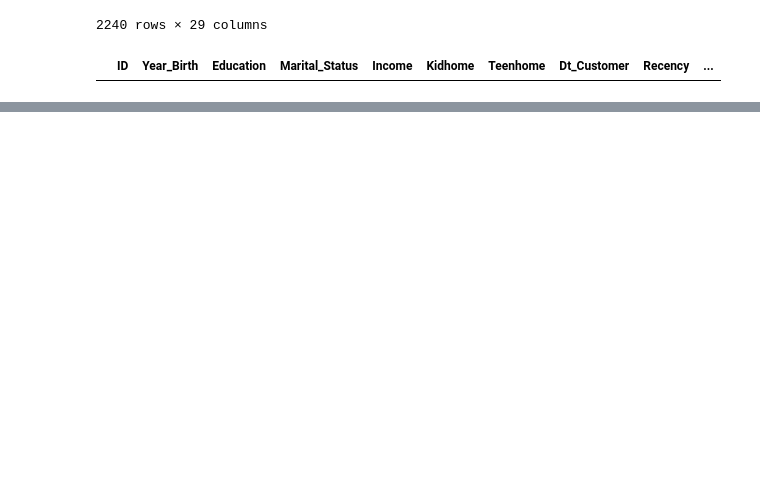
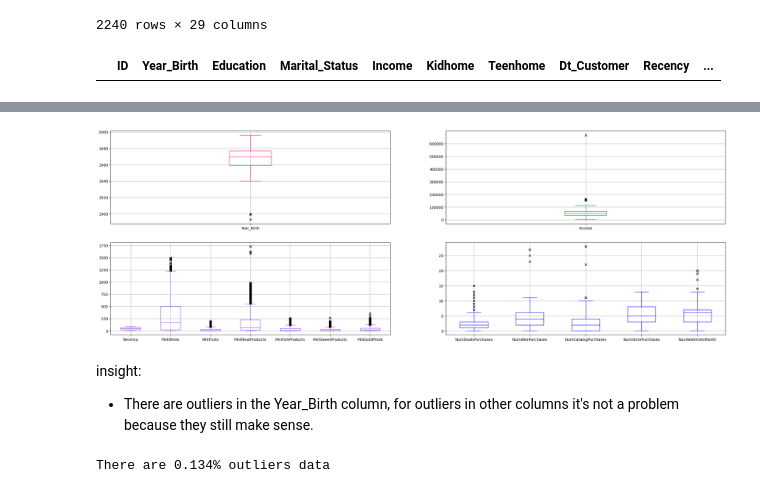
Before and after one commit to fnkhairudin/CapstoneProjectModul2, a Jupyter notebook: notebooks/dataCleaning.ipynb, the cells around one changed output, grey strips where cells are left out. Cells and saved outputs as stored; diff of their text form; code cells hidden in the pictures; blank space fills up the shorter version.

Commit message:
check year_birth outliers

```diff
--- a/notebooks/dataCleaning.ipynb
+++ b/notebooks/dataCleaning.ipynb
@@ -445,0 +469,37 @@ df.query("Income.isna()")
+# %%
+df_num1 = df[['Year_Birth']]
+df_num2 = df[['Income']]
+df_num3 = df[['Recency','MntWines','MntFruits','MntMeatProducts','MntFishProducts','MntSweetProducts','MntGoldProds']]
+df_num4 = df[['NumDealsPurchases','NumWebPurchases','NumCatalogPurchases','NumStorePurchases','NumWebVisitsMonth']]
+
+# plot boxplot
+fig, ((ax1,ax2), (ax3,ax4)) = plt.subplots(nrows=2, ncols=2, figsize=(30,10))
+
+rows1 = [ax1,ax2]
+rows2 = [ax3,ax4]
+dflist1 = [df_num1, df_num2]
+dflist2 = [df_num3, df_num4]
+color1 = ['#fc0373', '#058728']
+color2 = ['#8a42f5', 'blue']
+
+for i in zip(rows1, rows2, dflist1, dflist2, color1, color2):
+    i[2].boxplot(ax=i[0], color=i[-2], flierprops={"marker": "x"})
+    i[3].boxplot(ax=i[1], color=i[-1], flierprops={"marker": "x"})
+# %% [output]
+[figure, added]
+# %% [markdown]
+insight:
+- There are outliers in the Year_Birth column, for outliers in other columns it's not a problem because they still make sense.
+# %%
+# IQR (Q3 - Q1)
+q3 = int(df['Year_Birth'].quantile([0.75]).values)
+q1 = int(df['Year_Birth'].quantile([0.25]).values)
+iqr = q3 - q1
+
+# lower bound
+lowerbound = q1 - (1.5*iqr)
+
+# check how many percents outliers data in Year_Birth column
+print(f"There are {round((len(df.loc[df['Year_Birth'] < lowerbound]) / len(df)),5) * 100}% outliers data")
+# %% [output]
+There are 0.134% outliers data
```
Also changed, not shown: parts of 11 cells of this notebook.
